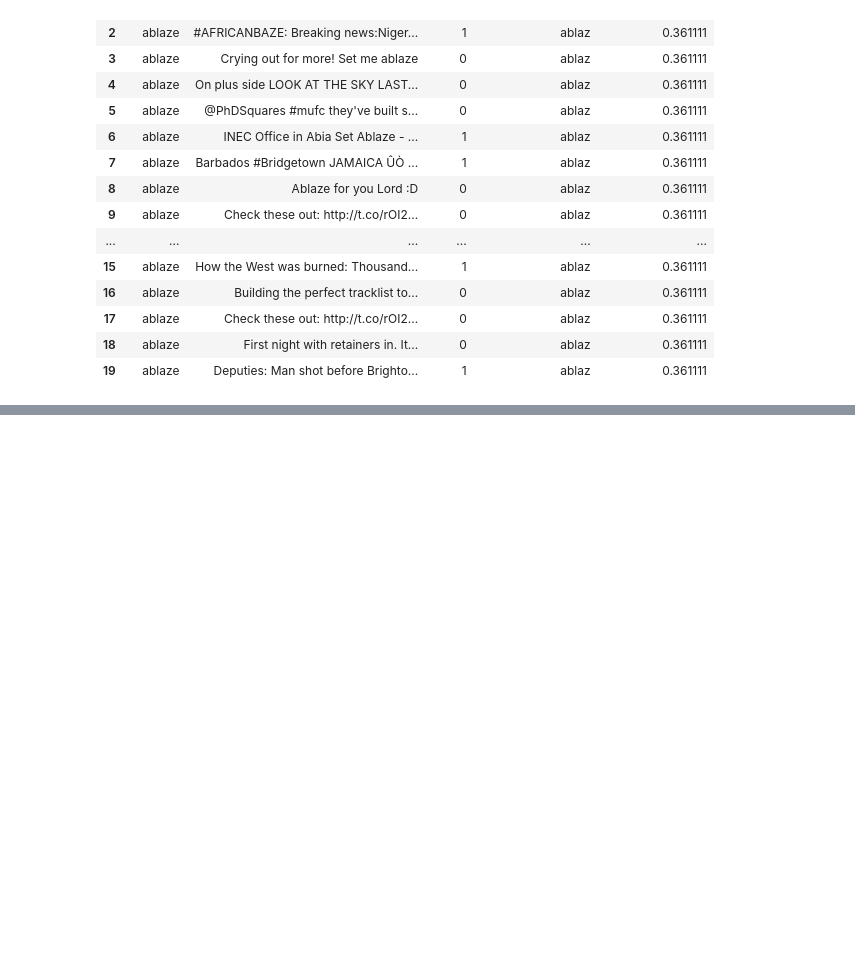
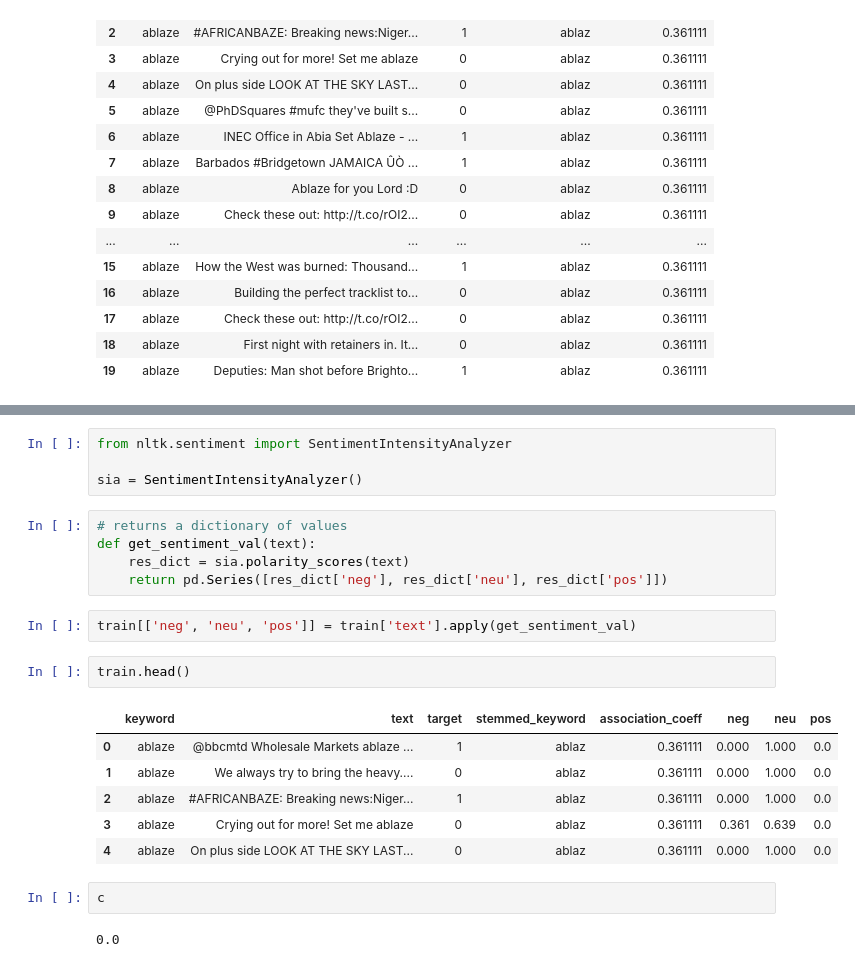
Before and after one commit to Shiska07/Information-Retreval-and-Natural-Language-Processing, a Jupyter notebook: disaster-tweets-classification-using-nlp.ipynb, the cells around one changed output, grey strips where cells are left out. Drawn from its saved outputs; the diff is of its cells as text; blank space fills up the shorter version.

Commit message:
implement sentiment analyzer

```diff
--- a/disaster-tweets-classification-using-nlp.ipynb
+++ b/disaster-tweets-classification-using-nlp.ipynb
@@ -258,0 +256,24 @@ train[train['stemmed_keyword'] == 'wreckag']
+# %%
+from nltk.sentiment import SentimentIntensityAnalyzer
+
+sia = SentimentIntensityAnalyzer()
+# %%
+# returns a dictionary of values
+def get_sentiment_val(text):
+    res_dict = sia.polarity_scores(text)
+    return pd.Series([res_dict['neg'], res_dict['neu'], res_dict['pos']])
+# %%
+train[['neg', 'neu', 'pos']] = train['text'].apply(get_sentiment_val)
+# %%
+train.head()
+# %% [output]
+|  | keyword | text | target | stemmed_keyword | association_coeff | neg | neu | pos |
+| 0 | ablaze | @bbcmtd Wholesale Markets ablaze ... | 1 | ablaz | 0.361111 | 0.000 | 1.000 | 0.0 |
+| 1 | ablaze | We always try to bring the heavy.... | 0 | ablaz | 0.361111 | 0.000 | 1.000 | 0.0 |
+| 2 | ablaze | #AFRICANBAZE: Breaking news:Niger... | 1 | ablaz | 0.361111 | 0.000 | 1.000 | 0.0 |
+| 3 | ablaze | Crying out for more! Set me ablaze | 0 | ablaz | 0.361111 | 0.361 | 0.639 | 0.0 |
+| 4 | ablaze | On plus side LOOK AT THE SKY LAST... | 0 | ablaz | 0.361111 | 0.000 | 1.000 | 0.0 |
+# %%
+c
+# %% [output]
+0.0
```
Also changed, not shown: parts of 6 cells of this notebook.
